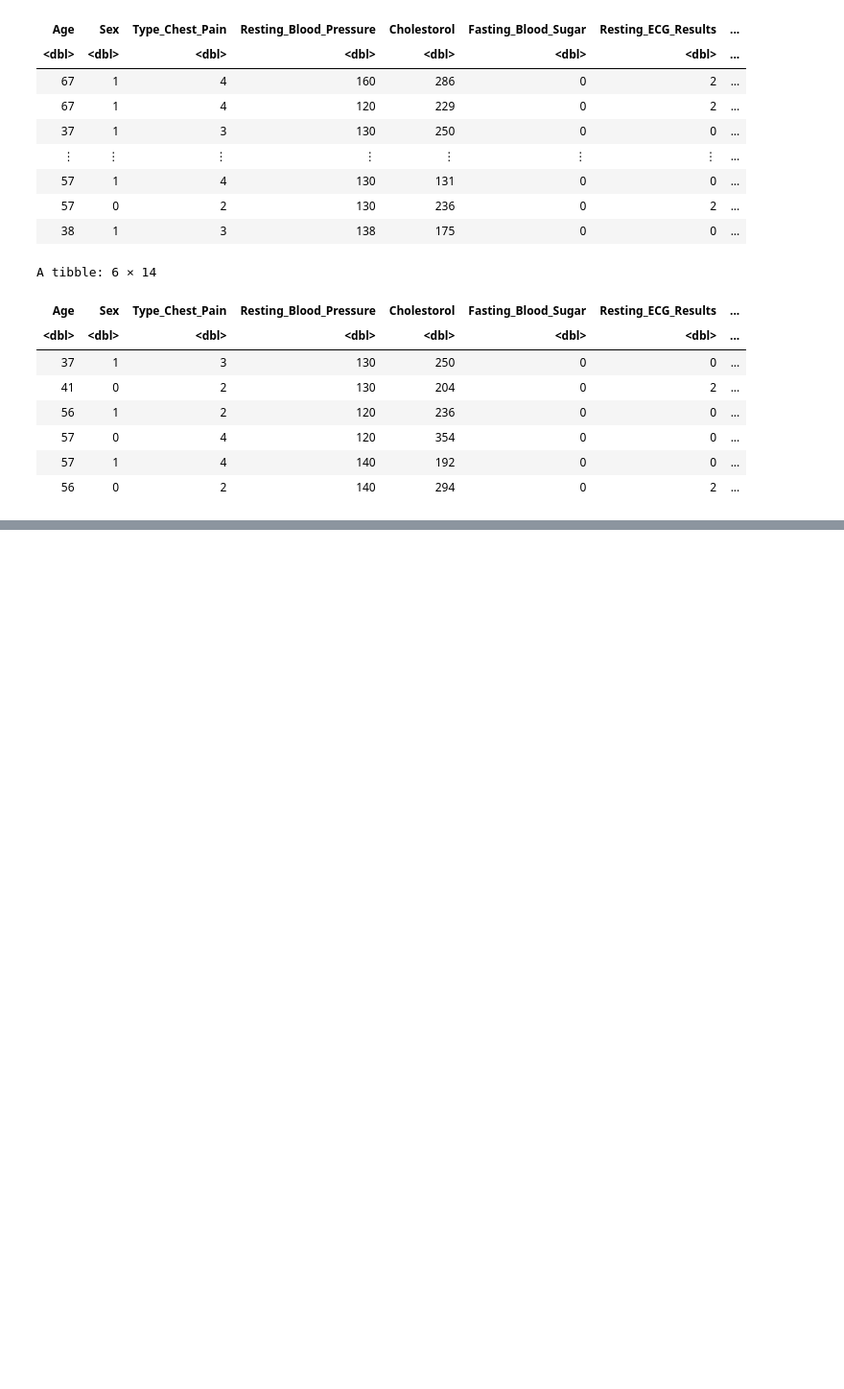
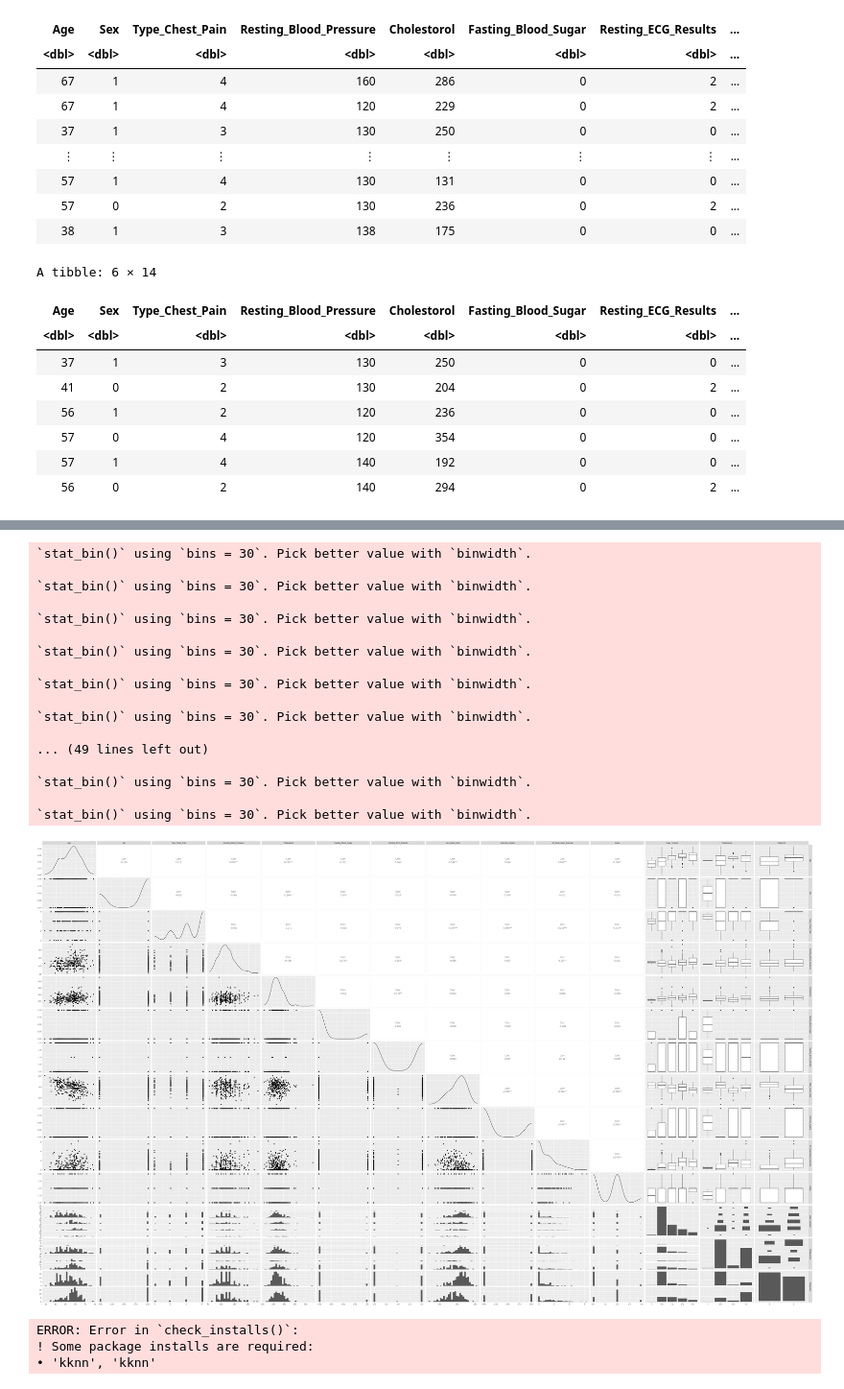
Before and after one commit to Vedkal19/Heart-Disease-Data, a Jupyter notebook: Heart Disease Data Project.ipynb, the cells around one changed output, grey strips where cells are left out. Shown at 96% size. Saved outputs shown, nothing was run; the diff lists cells and outputs as text; code cells hidden in the pictures; blank space fills up the shorter version.

```diff
--- a/Heart Disease Data Project.ipynb
+++ b/Heart Disease Data Project.ipynb
@@ -186,0 +195,56 @@ prop_plot5
+# %%
+options(repr.plot.height = 30, repr.plot.width = 50)
+cleveland_pairs <- cleveland_tidy_data |>
+    ggpairs()
+cleveland_pairs
+# %% [output]
+`stat_bin()` using `bins = 30`. Pick better value with `binwidth`.
+
+`stat_bin()` using `bins = 30`. Pick better value with `binwidth`.
+
+`stat_bin()` using `bins = 30`. Pick better value with `binwidth`.
+
+`stat_bin()` using `bins = 30`. Pick better value with `binwidth`.
+
+`stat_bin()` using `bins = 30`. Pick better value with `binwidth`.
+
+`stat_bin()` using `bins = 30`. Pick better value with `binwidth`.
+
+... (49 lines left out)
+
+`stat_bin()` using `bins = 30`. Pick better value with `binwidth`.
+
+`stat_bin()` using `bins = 30`. Pick better value with `binwidth`.
+[figure, added]
+# %%
+set.seed(2000)
+
+cleveland_recipe <- recipe(Diagnosis ~ Cholestorol + Max_Heart_Rate, data = cleveland_training) |>
+   step_scale(all_predictors()) |>
+   step_center(all_predictors())
+
+knn_spec <- nearest_neighbor(weight_func = "rectangular", neighbors = tune()) |>
+            set_engine("kknn") |>
+            set_mode("classification")
+
+cleveland_vfold <- vfold_cv(cleveland_training, v = 10, strata = Diagnosis)
+
+k_vals <- tibble(neighbors = seq(1, 100, 5))
+
+knn_results <- workflow() |>
+       add_recipe(cleveland_recipe) |>
+       add_model(knn_spec) |>
+       tune_grid(resamples = cleveland_vfold, grid = k_vals) |>
+       collect_metrics()
+
+accuracies <- knn_results |>
+    filter(.metric == "accuracy") |>
+    select(neighbors, mean) |>
+      arrange(desc(mean))
+
+
+accuracies
+# %% [output]
+ERROR: Error in `check_installs()`:
+! Some package installs are required:
+• 'kknn', 'kknn'
```
Also changed, not shown: parts of 9 cells of this notebook.
